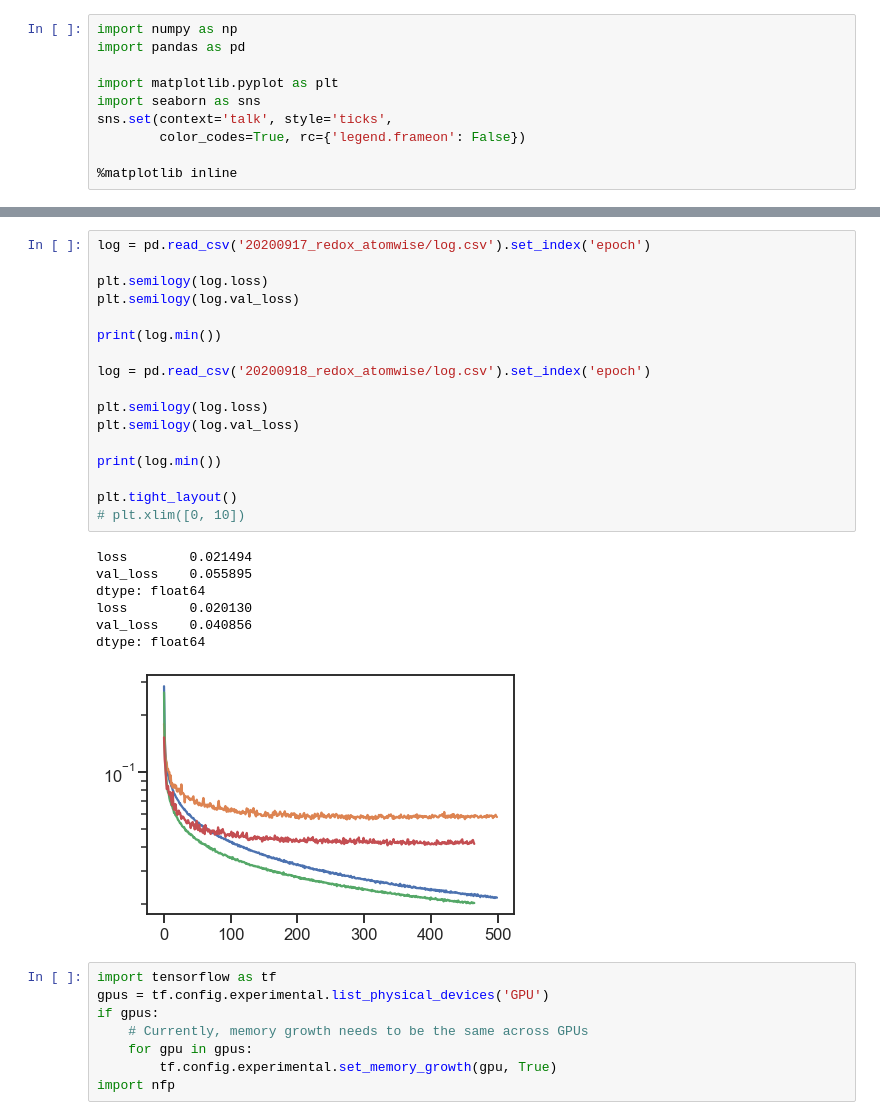
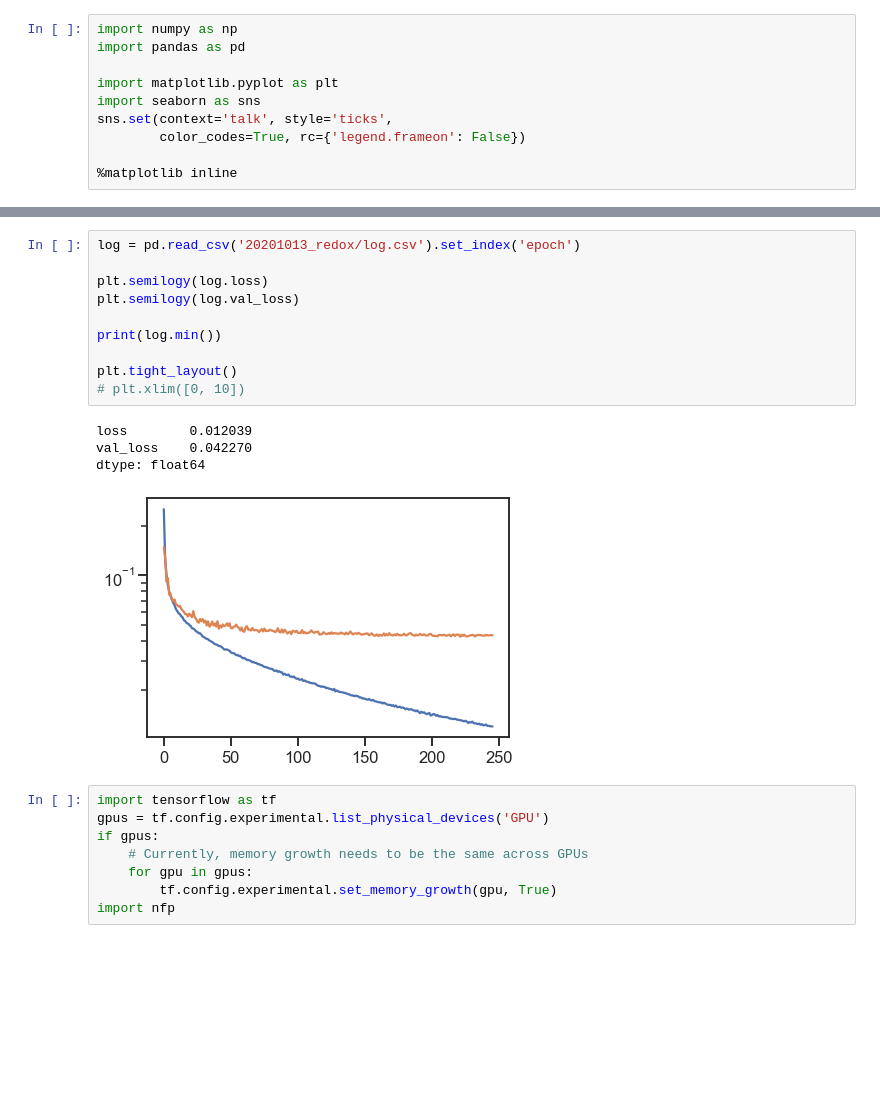
Before and after one commit to shreesowndarya/spin_gnn, a Jupyter notebook: plot_test_redox.ipynb, the cells around one changed output, grey strips where cells are left out. Cells and saved outputs as stored; diff of their text form; blank space fills up the shorter version.

```diff
--- a/plot_test_redox.ipynb
+++ b/plot_test_redox.ipynb
@@ -29,30 +29,20 @@ Fri Sep 18 08:14:15 2020
 +-----------------------------------------------------------------------------+
 WARNING: infoROM is corrupted at gpu 0000:37:00.0
 # %%
-log = pd.read_csv('20200917_redox_atomwise/log.csv').set_index('epoch')
-
-plt.semilogy(log.loss)
-plt.semilogy(log.val_loss)
-
-print(log.min())
-
-log = pd.read_csv('20200918_redox_atomwise/log.csv').set_index('epoch')
+log = pd.read_csv('20201013_redox/log.csv').set_index('epoch')
 
 plt.semilogy(log.loss)
 plt.semilogy(log.val_loss)
 
 print(log.min())
 
 plt.tight_layout()
 # plt.xlim([0, 10])
 # %% [output]
-loss        0.021494
-val_loss    0.055895
+loss        0.012039
+val_loss    0.042270
 dtype: float64
-loss        0.020130
-val_loss    0.040856
-dtype: float64
-[figure, old version]
+[figure, new version]
 # %%
 import tensorflow as tf
 gpus = tf.config.experimental.list_physical_devices('GPU')
```
Also changed, not shown: parts of 18 cells of this notebook, 31 other files.
